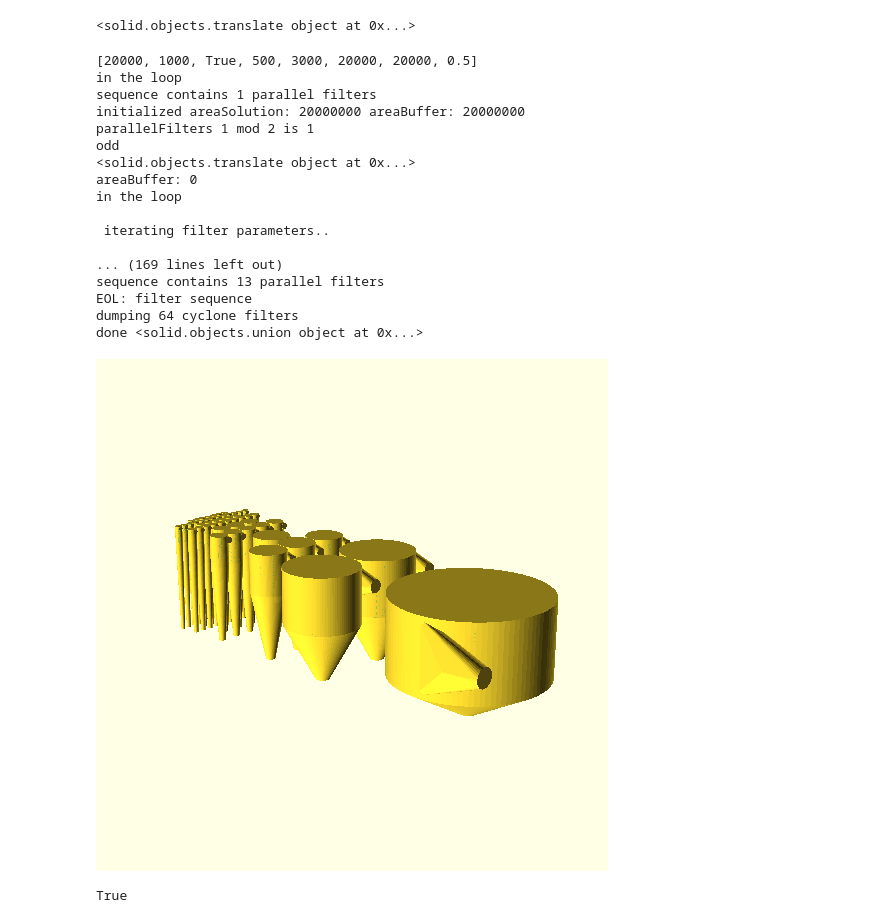
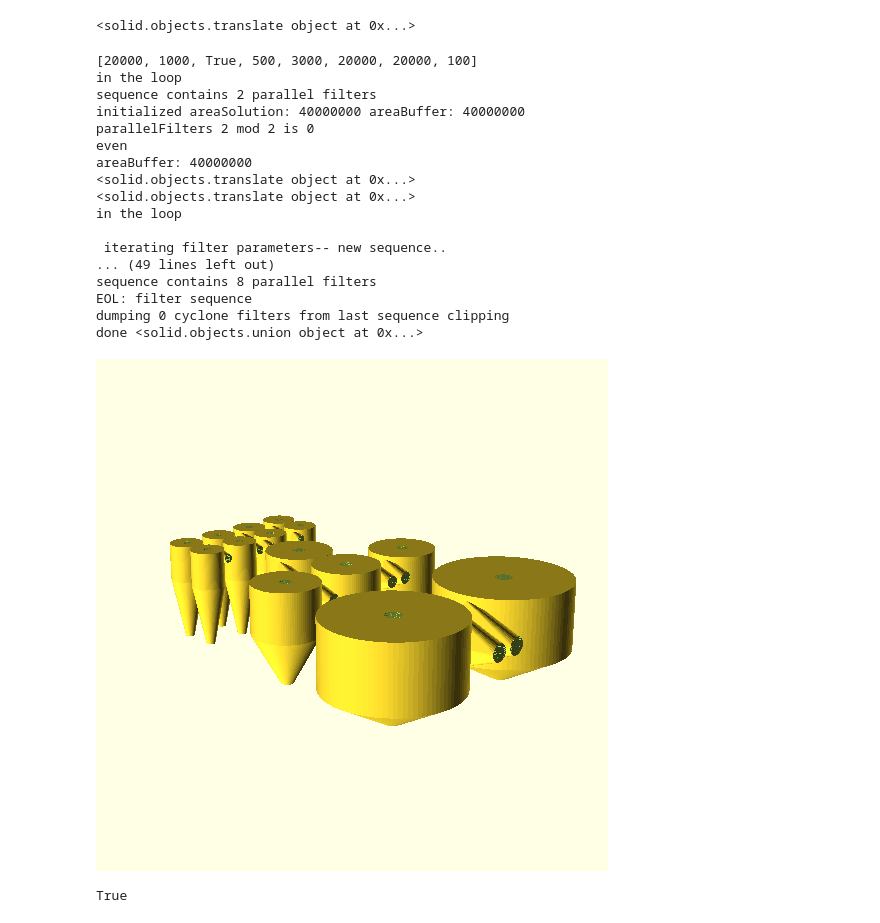
Before and after one commit to Corallus-Caninus/solidutils, a Jupyter notebook: cycloneArray.ipynb, the cells around one changed output. Drawn from its saved outputs; the diff is of its cells as text; code cells hidden in the pictures.

Commit message:
add some spacing between filters

```diff
--- a/cycloneArray.ipynb
+++ b/cycloneArray.ipynb
@@ -89,6 +89,8 @@ def cycloneArray(init_params, delta_params, length, width, height):
     #     cylinderRadius=10, cylinderHeight=15, wallWidth=0.05]
     #TODO: set poisitional parameters as dictionary for keyword reference and unpack with ** operator
     #TODO: move this into iterator, can be used to calculate if a extra filter can be added.
+
+    #TODO: reorganize all of this conditions are spread out too much
     params = init_params
     curPosition = [0,0]
     array = None
@@ -96,7 +98,6 @@ def cycloneArray(init_params, delta_params, length, width, height):
     print(params)
 
 
-    #TODO: only call deltas if sum of cross-sectional area has been met
     #deiterate cross-sectional area in this loop.
     arrayBuffer = [] #holds a cell of filters
     areaSolution = 0 #static total sum of cross sectional area needed in parallel
@@ -108,7 +109,7 @@ def cycloneArray(init_params, delta_params, length, width, height):
 
         #set parameters based on given equation matrix, wallWidth is only float.
         if areaBuffer <= 0 and areaSolution != 0:
-            print('\n iterating filter parameters.. \n')
+            print('\n iterating filter parameters-- new sequence.. \n')
             params = [y(x) for x,y in zip(params, delta_params)]
             paramsBuffer = [int(x) for x in params[:-1]]
             paramsBuffer.append(params[len(params)-1])
@@ -124,6 +125,8 @@ def cycloneArray(init_params, delta_params, length, width, height):
                 else:
                     array+=cyclone
 
+            arrayBuffer.clear()
+
         #keep z dimension the same throughout array by mutating collector depth
         #TODO: this should be extracted and integrated into collectorDepth parameter
         if params[6] + params[4] < height:
@@ -136,11 +139,10 @@ def cycloneArray(init_params, delta_params, length, width, height):
 
         #distance between each filter
         #TODO: if these are same name them the same.
-        xDistance = 2*params[5] + params[7]
-        yDistance = xDistance
+        #TODO: yDistance should be previous xDistance
+        xDistance = 2*params[5] + params[7] + 2*sqrt(params[1]*params[0]/pi)
+        yDistance = 2*params[5] + params[7]
 
-        #TODO: try to find best parallelFilters for the closest approximation of areaBuffer.
-        #      error on low pressure rather than high pressure
         parallelFilters = math.ceil(width/xDistance)
         print('sequence contains {} parallel filters'.format(parallelFilters))
 
@@ -160,6 +162,10 @@ def cycloneArray(init_params, delta_params, length, width, height):
         #add filters
         print('parallelFilters {} mod 2 is {}'.format(parallelFilters, parallelFilters%2))
         if parallelFilters%2 != 0:
+            if areaBuffer <= 0:
+                #reached parallel cross-sectional area equivalence
+                break
+
             print('odd')
             #start from origin then offset each filter origin+xDistance
             initialFilter = cycloneFilter(*params)
@@ -181,11 +187,15 @@ def cycloneArray(init_params, delta_params, length, width, height):
                     #reached parallel cross-sectional area equivalence
                     break
 
-                leftFilter = cycloneFilter(*params)
+                leftParams = params
+                leftParams[2] = False
+                leftFilter = cycloneFilter(*leftParams)
                 leftFilter = left(curPosition[0])(leftFilter)
                 leftFilter = forward(curPosition[1])(leftFilter)
 
-                rightFilter = cycloneFilter(*params)
+                rightParams = params
+                rightParams[2] = True
+                rightFilter = cycloneFilter(*rightParams)
                 rightFilter = right(curPosition[0])(rightFilter)
                 rightFilter = forward(curPosition[1])(rightFilter)
                 curPosition[0] += xDistance
@@ -205,11 +215,15 @@ def cycloneArray(init_params, delta_params, length, width, height):
                     #reached parallel cross-sectional area equivalence
                     break
 
-                leftFilter = cycloneFilter(*params)
+                leftParams = params
+                leftParams[2] = False
+                leftFilter = cycloneFilter(*leftParams)
                 leftFilter = left(curPosition[0])(leftFilter)
                 leftFilter = forward(curPosition[1])(leftFilter)
 
-                rightFilter = cycloneFilter(*params)
+                rightParams = params
+                rightParams[2] = True
+                rightFilter = cycloneFilter(*rightParams)
                 rightFilter = right(curPosition[0])(rightFilter)
                 rightFilter = forward(curPosition[1])(rightFilter)
                 curPosition[0] += xDistance
@@ -223,43 +237,43 @@ def cycloneArray(init_params, delta_params, length, width, height):
 # %%
 #POSITIONAL LEGEND:
 # initParams=[intakeSlitHeight=10, intakeSlitWidth=2,
 #     intakeLeft=True, vortexSearcherDepth=5, collectorDepth=75,
 #     cylinderRadius=10, cylinderHeight=15, wallWidth=0.05]
 init_params=[20000, 1000,
             True, 500, 3000,
-            20000, 20000, 0.5]
+            20000, 20000, 100]
 #reduction methods
 geometric_reduction = lambda x: x/2 if x/2 > 1000 else 1000 #add floor bound
 geometric_reduction_height = lambda x: x - x/4 if x - x/4 > 1000 else 1000
 # geometric_reduction_intake = lambda x: x/2 if x/2 > 100 else 100
 null = lambda x: x
 
-delta_params=[geometric_reduction, geometric_reduction_height,
+delta_params=[geometric_reduction, null,
               null, null, null,
               geometric_reduction, geometric_reduction_height, null]
 
-cycloneArray = cycloneArray(init_params, delta_params, 100000, 25000, 30000)
+cycloneArray = cycloneArray(init_params, delta_params, 100000, 50000, 30000)
 print('done', cycloneArray)
 cycloneArray
 # %% [output]
-[20000, 1000, True, 500, 3000, 20000, 20000, 0.5]
+[20000, 1000, True, 500, 3000, 20000, 20000, 100]
 in the loop
-sequence contains 1 parallel filters
-initialized areaSolution: 20000000 areaBuffer: 20000000
-parallelFilters 1 mod 2 is 1
-odd
+sequence contains 2 parallel filters
+initialized areaSolution: 40000000 areaBuffer: 40000000
+parallelFilters 2 mod 2 is 0
+even
+areaBuffer: 40000000
 <solid.objects.translate object at 0x...>
-areaBuffer: 0
+<solid.objects.translate object at 0x...>
 in the loop
 
- iterating filter parameters..
-
-... (169 lines left out)
-sequence contains 13 parallel filters
+ iterating filter parameters-- new sequence..
+... (49 lines left out)
+sequence contains 8 parallel filters
 EOL: filter sequence
-dumping 64 cyclone filters
+dumping 0 cyclone filters from last sequence clipping
 done <solid.objects.union object at 0x...>
-[figure, old version]
+[figure, new version]
 # %%
 ############# Writeout Filter Model #############
 scad_render_to_file(
```
